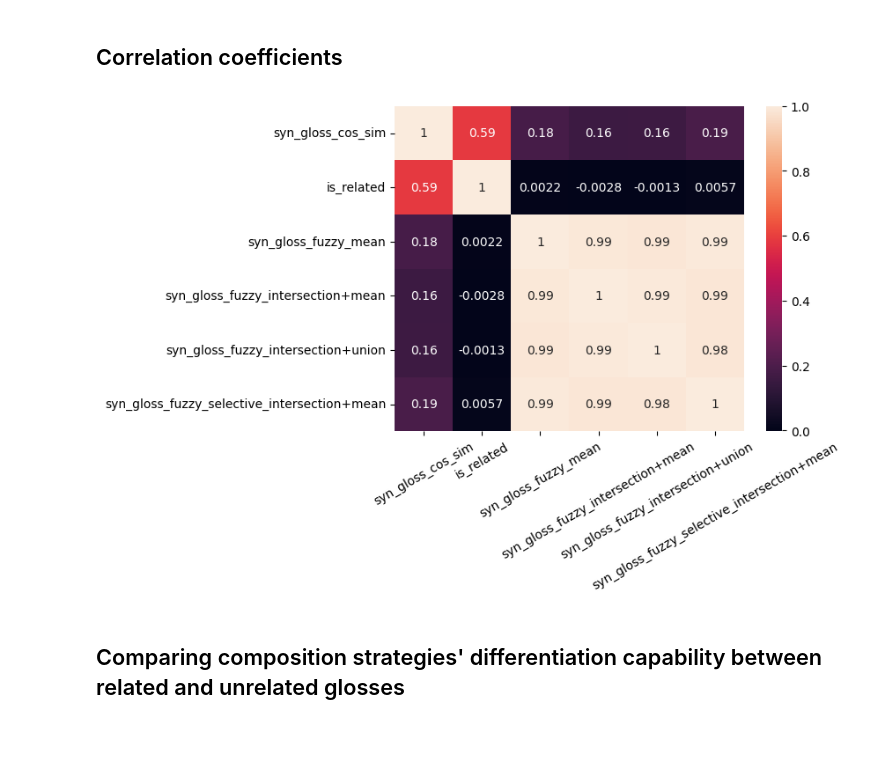
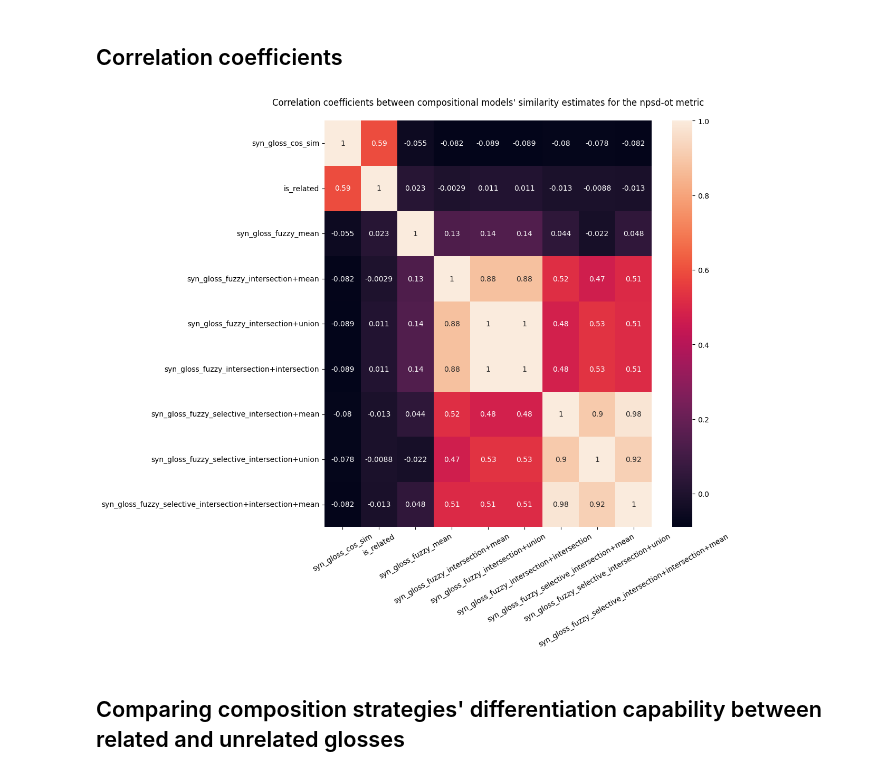
Before and after one commit to IsaacFigNewton/DisCoFuzz, a Jupyter notebook: DisCoFuzz_WF.ipynb, the cells around one changed output. Drawn from its saved outputs; the diff is of its cells as text; code cells hidden in the pictures; blank space fills up the shorter version.

Commit message:
added additional composition strategies

```diff
--- a/DisCoFuzz_WF.ipynb
+++ b/DisCoFuzz_WF.ipynb
@@ -730,6 +764,16 @@ For assigning root of glosses' composition trees:
 *   if the synset is for an adverb, the first token after the word "with"/"without" is (almost) always the synset referent
 *   if the synset is for an adjective, the first verb or adjective token is (almost) always the synset referent
 *   if the synset is for a noun, the first noun token is (almost) always the synset referent
+# %%
+strategies = [
+      "mean",
+      "intersection+mean",
+      "intersection+union",
+      "intersection+intersection",
+      "selective_intersection+mean",
+      "selective_intersection+union",
+      "selective_intersection+intersection+mean",
+  ]
 # %%
 class SpacyDependencyComposer:
   def __init__(self,
@@ -828,11 +910,4 @@ fuzzifier = FuzzyFourierTensorTransformer()
 # %%
-strategies = [
-    "mean",
-    "intersection+mean",
-    "intersection+union",
-    "selective_intersection+mean"
-]
-
 composers = {
     s: SpacyDependencyComposer(
         strategy=s,
@@ -859,4 +934,4 @@ wn_df['synset_vect_fuzzy'] = wn_df['synset_vect'].apply(fuzzifier.fuzzify)
 # get compositional embeddings for glosses using different strategies
 for s, composer in composers.items():
   print(f"Getting gloss embedding with {s} approach...")
-  wn_df[gloss_vect_fuzzy_cols[s]] = wn_df["gloss"].apply(composer)
+  wn_df[gloss_vect_fuzzy_cols[s]] = wn_df["cleaned_gloss"].apply(composer)
@@ -905,7 +958,7 @@ Area under intersection of first 2 components of synset 228: (1-1.49018948292223
 # %%
 fuzzifier = FuzzyFourierTensorTransformer()
 # npsd-ot seems to do best for the fuzzy intersection+mean composition model
-sim_metric = "p-ot"
+sim_metric = "npsd-ot"
 fuzzifier.fuzzifier.kernel_size
 # %% [output]
 32
@@ -1050,13 +1152,13 @@ plt.show()
 # %% [markdown]
 ## Correlation coefficients
 # %%
-import seaborn as sn
-
-ax = sn.heatmap(sim_eval_df.corr(), annot=True)
+plt.figure(figsize=(10, 10))
+ax = sns.heatmap(sim_eval_df.corr(), annot=True)
 ax.tick_params(axis='x', labelrotation=30)
+plt.title(f"Correlation coefficients between compositional models' similarity estimates for the {sim_metric} metric\n")
 plt.show()
 # %% [output]
-[figure, old version]
+[figure, new version]
 # %% [markdown]
 ## Comparing composition strategies' differentiation capability between related and unrelated glosses
 # %%
```
Also changed, not shown: parts of 20 cells of this notebook.
